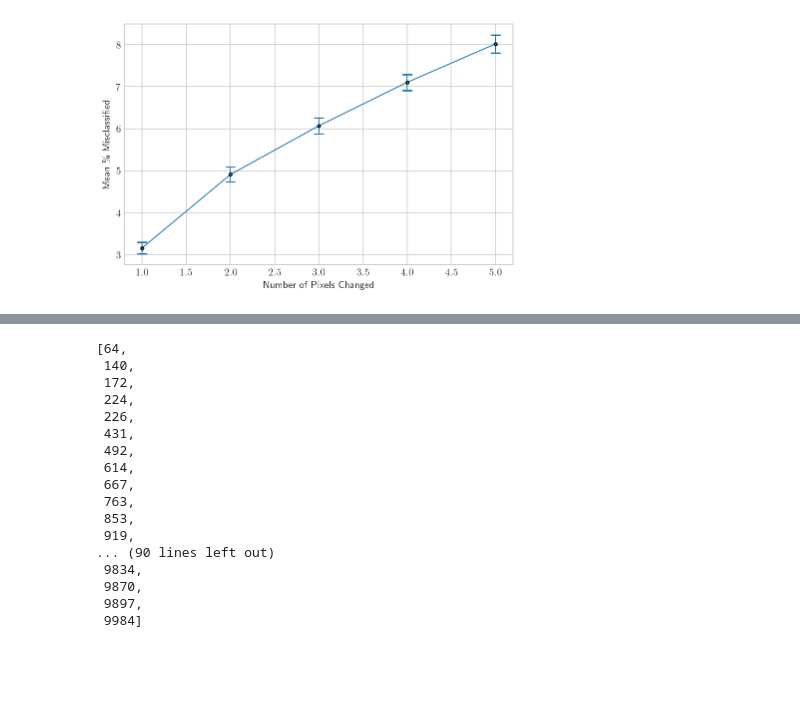
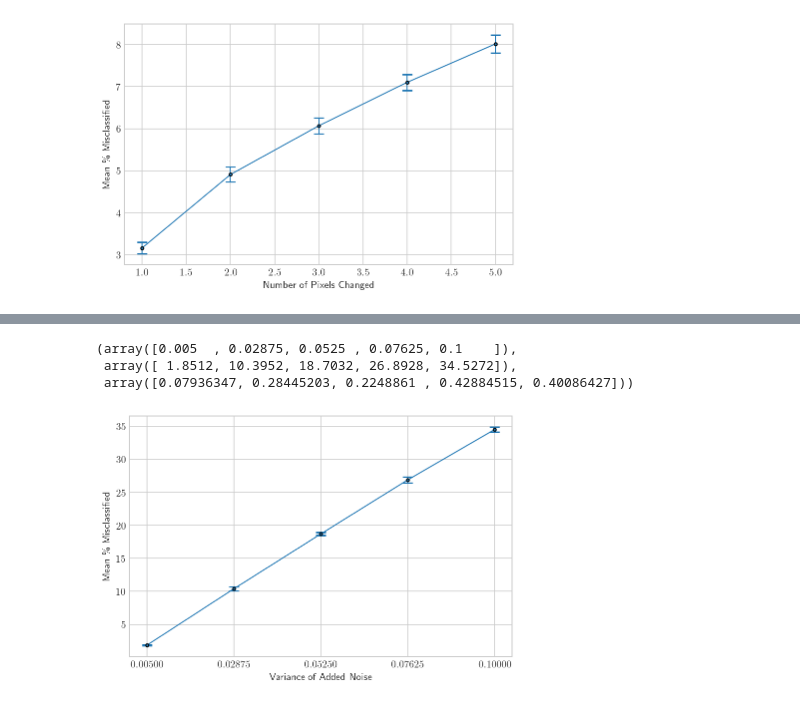
Before and after one commit to stockeh/augmented-image-classification, a Jupyter notebook: notebooks/Dolan-Noise.ipynb, the cells around one changed output, grey strips where cells are left out. Cells and saved outputs as stored; diff of their text form; code cells hidden in the pictures; blank space fills up the shorter version.

```diff
--- a/notebooks/Dolan-Noise.ipynb
+++ b/notebooks/Dolan-Noise.ipynb
@@ -260,20 +229,0 @@ Total of 106 misclassified samples,
-# %%
-diff_index
-# %% [output]
-[64,
- 140,
- 172,
- 224,
- 226,
- 431,
- 492,
- 614,
- 667,
- 763,
- 853,
- 919,
-... (90 lines left out)
- 9834,
- 9870,
- 9897,
- 9984]
@@ -284,0 +230,22 @@ diff_index
+# %%
+x, y, yerr = per.test_increasing_noise(nnet, Xtest, Ttest, (0.005, 0.1), 5, 25)
+# %%
+(x, y, yerr)
+# %% [output]
+(array([0.005  , 0.02875, 0.0525 , 0.07625, 0.1    ]),
+ array([ 1.8512, 10.3952, 18.7032, 26.8928, 34.5272]),
+ array([0.07936347, 0.28445203, 0.2248861 , 0.42884515, 0.40086427]))
+# %%
+plt.figure(figsize=(6, 4))
+
+plt.errorbar(x, y, yerr=yerr, marker='.',
+             lw=1, capsize=5, capthick=1.5, markeredgecolor='k')
+
+plt.xlabel('Variance of Added Noise')
+plt.ylabel('Mean \% Misclassified')
+plt.xticks(x)
+plt.grid(True); plt.tight_layout()
+plt.savefig('media/noise_variance_linear.pdf', bbox_inches='tight')
+plt.show()
+# %% [output]
+[figure, added]
```
Also changed, not shown: parts of 10 cells of this notebook.
